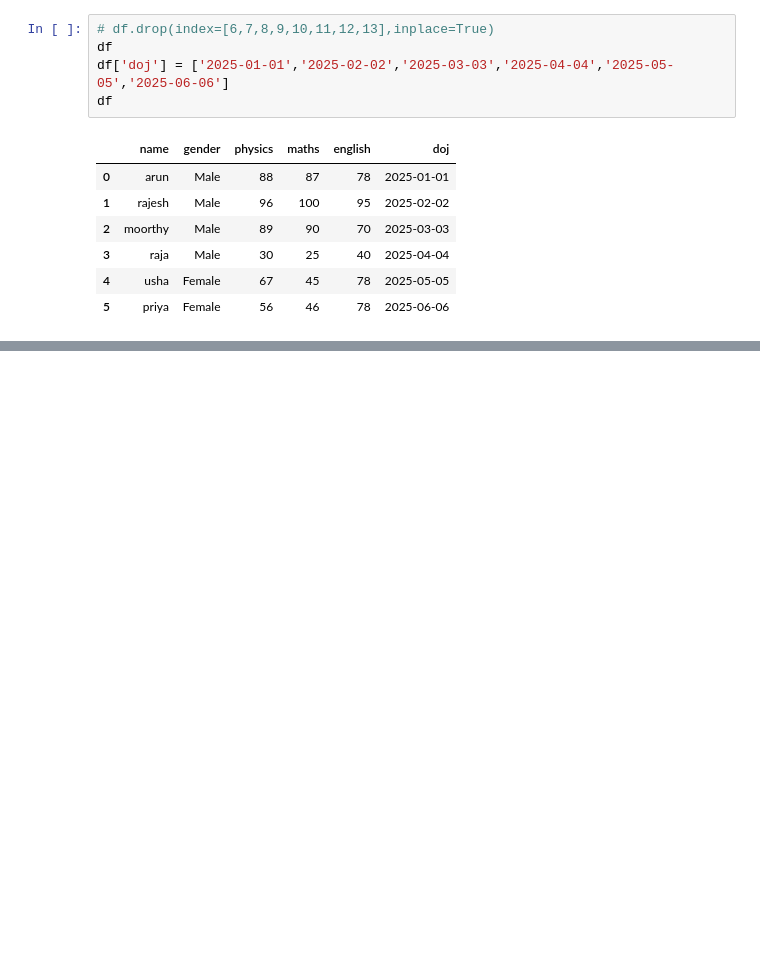
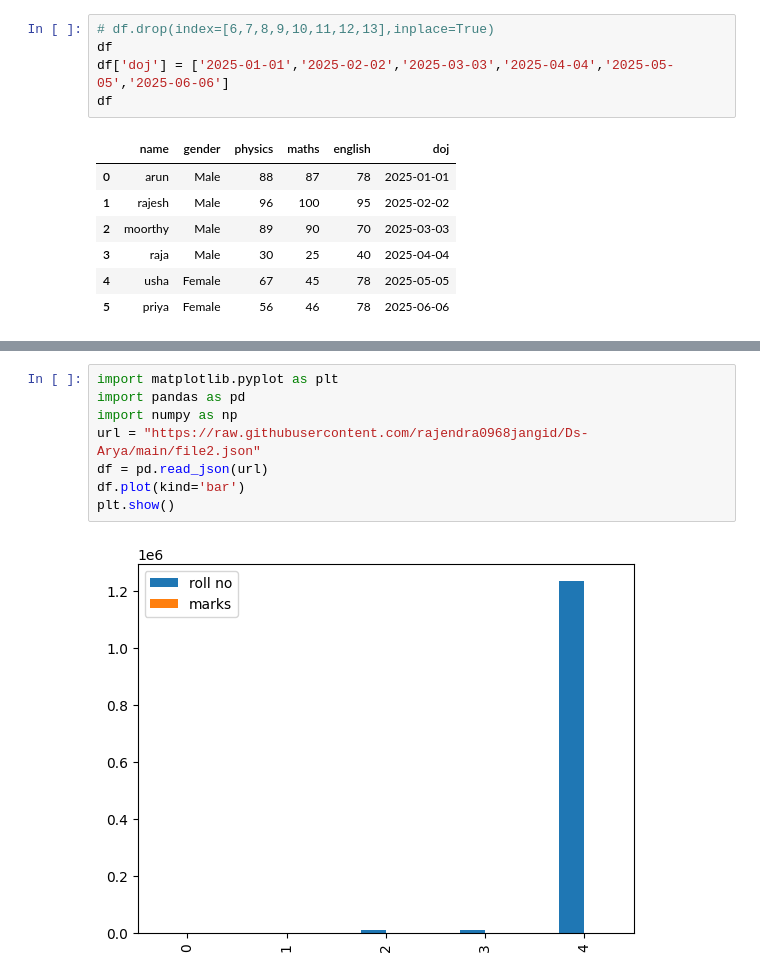
Before and after one commit to Chhavi0926/DS_45_InternshipDays, a Jupyter notebook: DAY_8.ipynb, the cells around one changed output, grey strips where cells are left out. Drawn from its saved outputs; the diff is of its cells as text; blank space fills up the shorter version.

```diff
--- a/DAY_8.ipynb
+++ b/DAY_8.ipynb
@@ -571,0 +653,10 @@ df
+# %%
+import matplotlib.pyplot as plt
+import pandas as pd
+import numpy as np
+url = "https://raw.githubusercontent.com/rajendra0968jangid/Ds-Arya/main/file2.json"
+df = pd.read_json(url)
+df.plot(kind='bar')
+plt.show()
+# %% [output]
+[figure, added]
```
Also changed, not shown: parts of 7 cells of this notebook.
